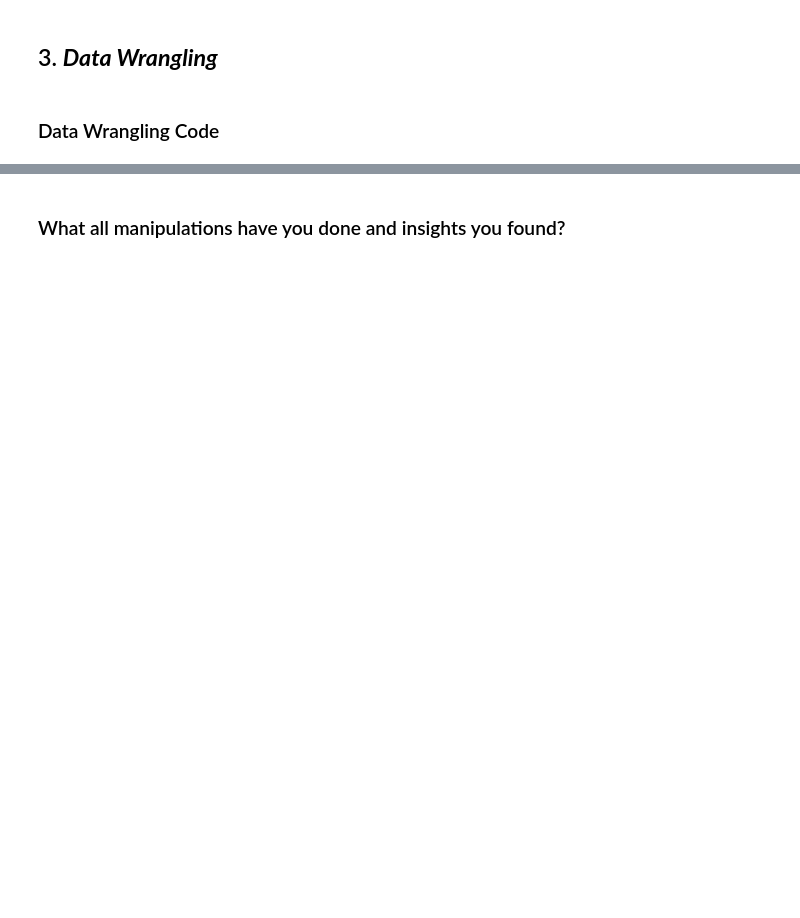
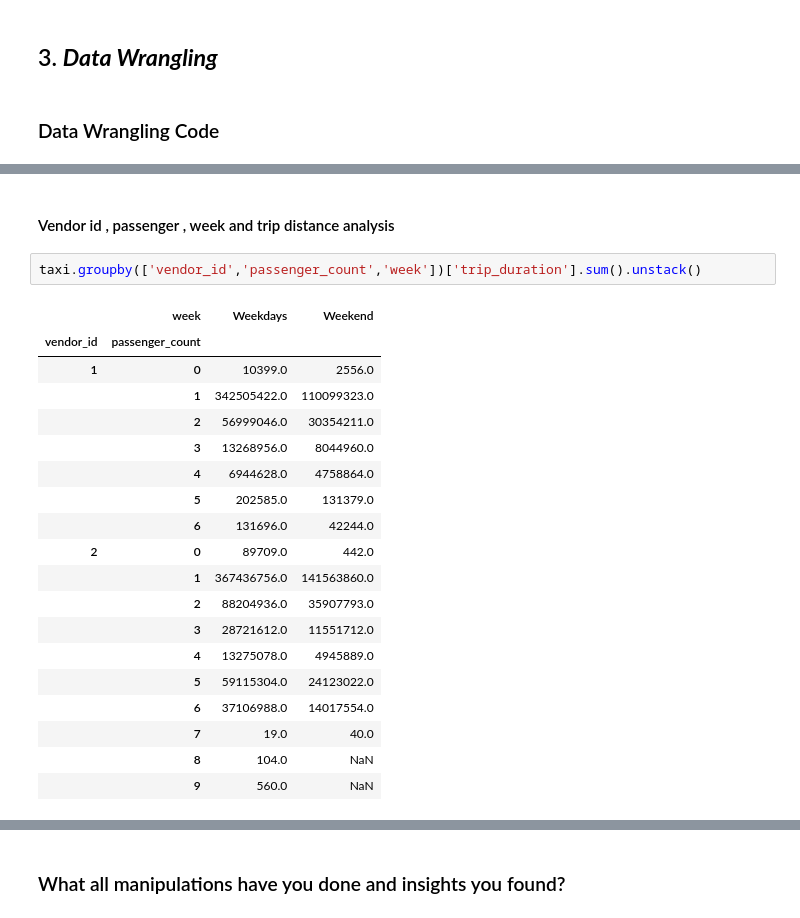
Before and after one commit to Jit562/New_York_Taxi_Service_Prediction, a Jupyter notebook: ML_Techmind_Regression_Project_.ipynb, the cells around one changed output, grey strips where cells are left out. Drawn from its saved outputs; the diff is of its cells as text; blank space fills up the shorter version.

```diff
--- a/ML_Techmind_Regression_Project_.ipynb
+++ b/ML_Techmind_Regression_Project_.ipynb
@@ -691,0 +1333,24 @@ taxi['trip_duration'].nunique()
+# %% [markdown]
+#### Vendor id , passenger , week and trip distance analysis
+# %%
+taxi.groupby(['vendor_id','passenger_count','week'])['trip_duration'].sum().unstack()
+# %% [output]
+|  | week | Weekdays | Weekend |
+| vendor_id | passenger_count |  |  |
+| 1 | 0 | 10399.0 | 2556.0 |
+|  | 1 | 342505422.0 | 110099323.0 |
+|  | 2 | 56999046.0 | 30354211.0 |
+|  | 3 | 13268956.0 | 8044960.0 |
+|  | 4 | 6944628.0 | 4758864.0 |
+|  | 5 | 202585.0 | 131379.0 |
+|  | 6 | 131696.0 | 42244.0 |
+| 2 | 0 | 89709.0 | 442.0 |
+|  | 1 | 367436756.0 | 141563860.0 |
+|  | 2 | 88204936.0 | 35907793.0 |
+|  | 3 | 28721612.0 | 11551712.0 |
+|  | 4 | 13275078.0 | 4945889.0 |
+|  | 5 | 59115304.0 | 24123022.0 |
+|  | 6 | 37106988.0 | 14017554.0 |
+|  | 7 | 19.0 | 40.0 |
+|  | 8 | 104.0 | NaN |
+|  | 9 | 560.0 | NaN |
```
Also changed, not shown: parts of 108 cells of this notebook.
